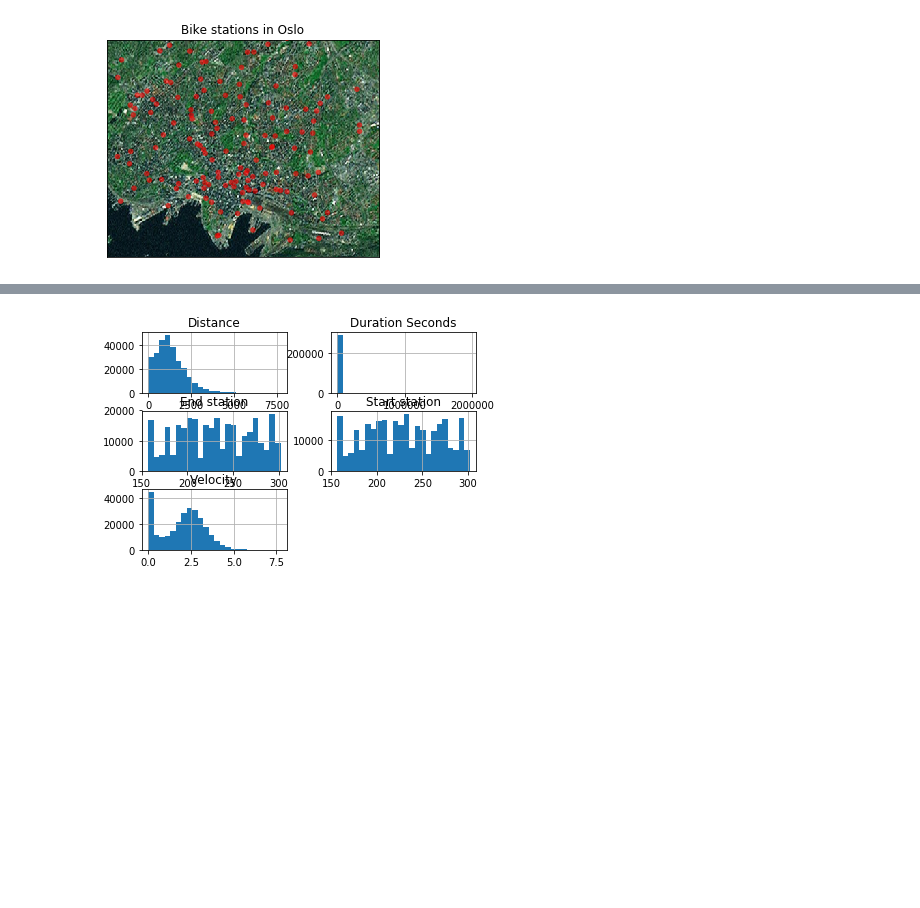
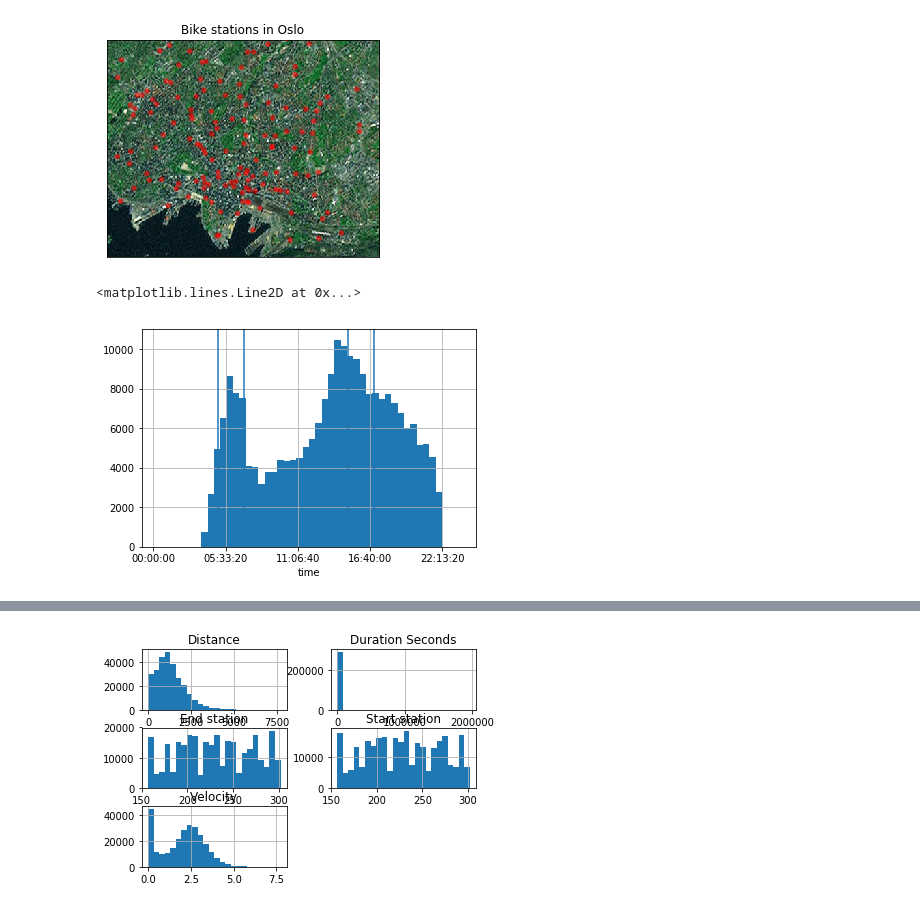
Before and after one commit to jonnor/bike-sharing-oslo, a Jupyter notebook: Oslo.ipynb, the cells around one changed output, grey strips where cells are left out. Saved outputs shown, nothing was run; the diff lists cells and outputs as text; code cells hidden in the pictures; blank space fills up the shorter version.

```diff
--- a/Oslo.ipynb
+++ b/Oslo.ipynb
@@ -359,3 +359,15 @@ plt.show()
     for more details.
   ax.hold(b)
 [figure]
+# %%
+timeofday = trips.copy()
+timeofday['timeofday'] = trips.index.time
+series = timeofday['timeofday']
+axs = series[trips.index.weekday < 5].hist(bins=48)
+axs.axvline(x=5*3600)
+axs.axvline(x=7*3600)
+axs.axvline(x=15*3600)
+axs.axvline(x=17*3600)
+# %% [output]
+<matplotlib.lines.Line2D at 0x...>
+[figure, added]
```
Also changed, not shown: parts of 8 cells of this notebook.
